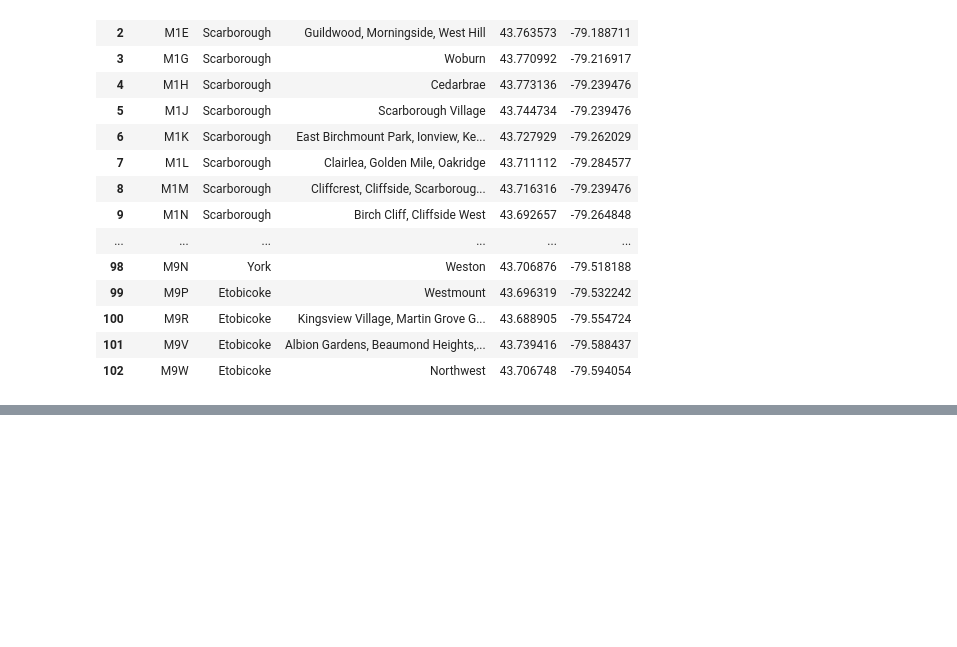
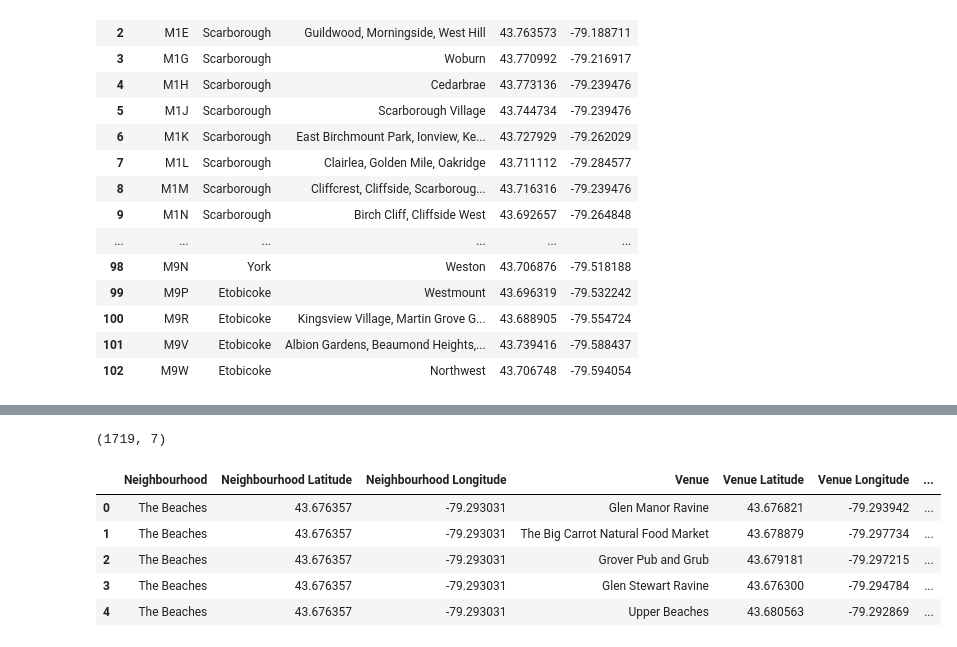
Before and after one commit to Jessicali8888/Capstone-projects, a Jupyter notebook: Segmenting and Clustering Toronto.ipynb, the cells around one changed output, grey strips where cells are left out. Saved outputs shown, nothing was run; the diff lists cells and outputs as text; code cells hidden in the pictures; blank space fills up the shorter version.

```diff
--- a/Segmenting and Clustering Toronto.ipynb
+++ b/Segmenting and Clustering Toronto.ipynb
@@ -192,0 +227,19 @@ df_final
+# %%
+# create map of Torono using latitude and longitude values
+map_toronto = folium.Map(location=[latitude, longitude], zoom_start=10)
+
+# add markers to map
+for lat, lng, borough, Neighbourhood in zip(df_t['Latitude'], df_t['Longitude'], df_t['Borough'], df_t['Neighbourhood']):
+    label = '{}, {}'.format(Neighbourhood, borough)
+    label = folium.Popup(label, parse_html=True)
+    folium.CircleMarker(
+        [lat, lng],
+        radius=5,
+        popup=label,
+        color='blue',
+        fill=True,
+        fill_color='#3186cc',
+        fill_opacity=0.7,
+        parse_html=False).add_to(map_toronto)
+
+map_toronto
@@ -192,0 +319,11 @@ df_final
+# %%
+print(toronto_venues.shape)
+toronto_venues.head()
+# %% [output]
+(1719, 7)
+|  | Neighbourhood | Neighbourhood Latitude | Neighbourhood Longitude | Venue | Venue Latitude | Venue Longitude | ... |
+| 0 | The Beaches | 43.676357 | -79.293031 | Glen Manor Ravine | 43.676821 | -79.293942 | ... |
+| 1 | The Beaches | 43.676357 | -79.293031 | The Big Carrot Natural Food Market | 43.678879 | -79.297734 | ... |
+| 2 | The Beaches | 43.676357 | -79.293031 | Grover Pub and Grub | 43.679181 | -79.297215 | ... |
+| 3 | The Beaches | 43.676357 | -79.293031 | Glen Stewart Ravine | 43.676300 | -79.294784 | ... |
+| 4 | The Beaches | 43.676357 | -79.293031 | Upper Beaches | 43.680563 | -79.292869 | ... |
```
Also changed, not shown: parts of 15 cells of this notebook.
